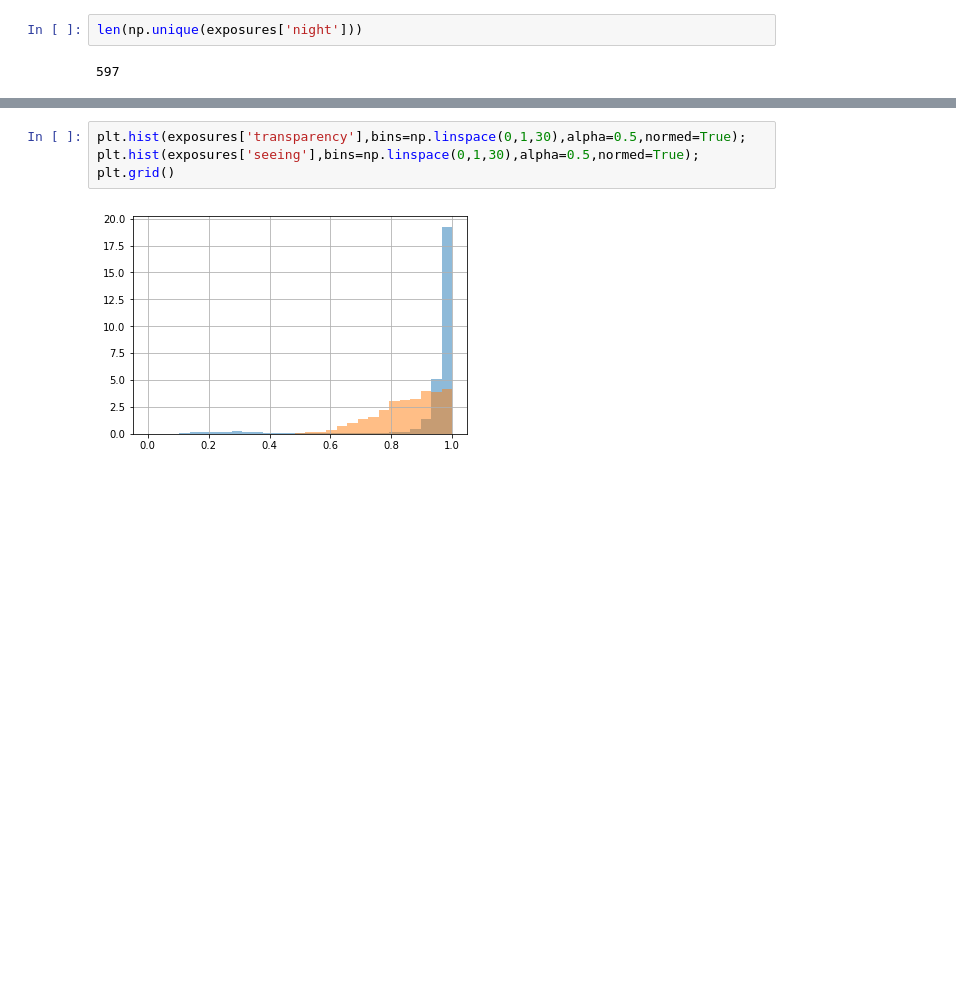
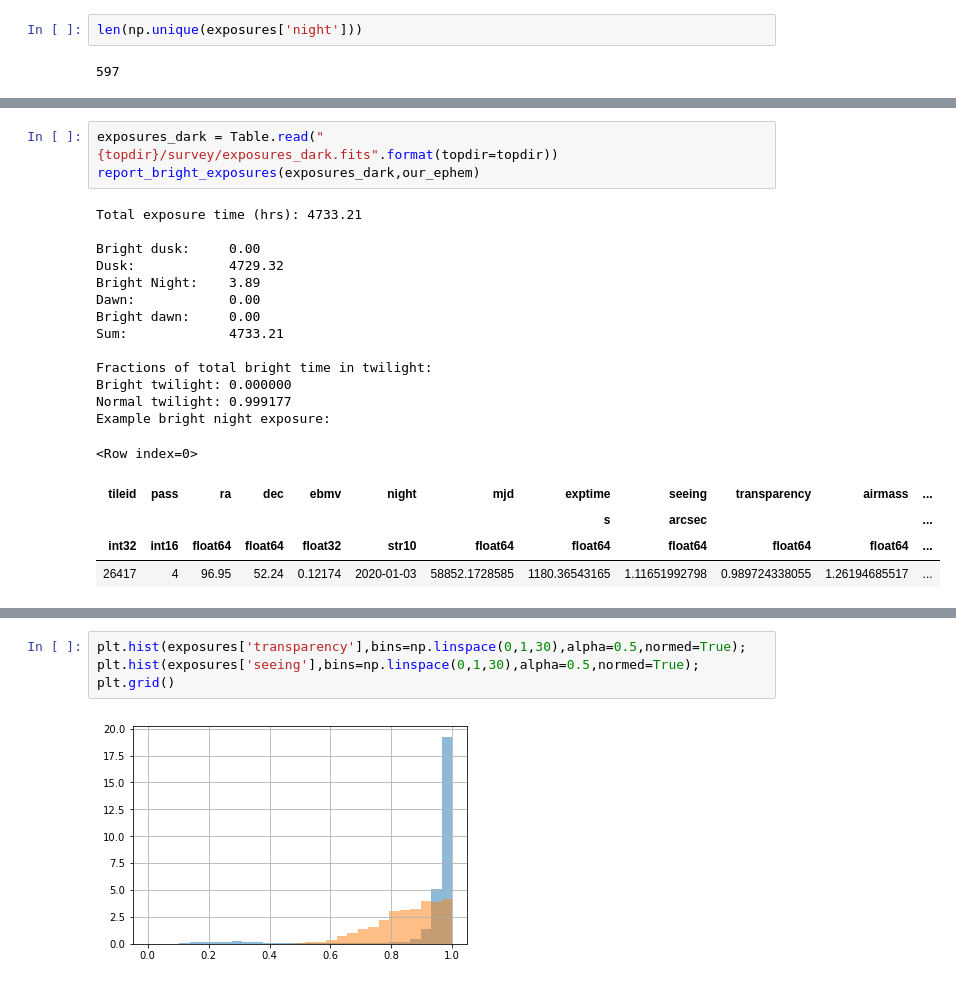
Before and after one commit to apcooper/desinb, a Jupyter notebook: quicksurvey2017b.ipynb, the cells around one changed output, grey strips where cells are left out. Saved outputs shown, nothing was run; the diff lists cells and outputs as text; blank space fills up the shorter version.

```diff
--- a/quicksurvey2017b.ipynb
+++ b/quicksurvey2017b.ipynb
@@ -211,0 +217,22 @@ Normal twilight: 0.317982
+# %%
+exposures_dark = Table.read("{topdir}/survey/exposures_dark.fits".format(topdir=topdir))
+report_bright_exposures(exposures_dark,our_ephem)
+# %% [output]
+Total exposure time (hrs): 4733.21
+
+Bright dusk:     0.00
+Dusk:            4729.32
+Bright Night:    3.89
+Dawn:            0.00
+Bright dawn:     0.00
+Sum:             4733.21
+
+Fractions of total bright time in twilight:
+Bright twilight: 0.000000
+Normal twilight: 0.999177
+Example bright night exposure:
+<Row index=0>
+| tileid | pass | ra | dec | ebmv | night | mjd | exptime | seeing | transparency | airmass | ... |
+|  |  |  |  |  |  |  | s | arcsec |  |  | ... |
+| int32 | int16 | float64 | float64 | float32 | str10 | float64 | float64 | float64 | float64 | float64 | ... |
+| 26417 | 4 | 96.95 | 52.24 | 0.12174 | 2020-01-03 | 58852.1728585 | 1180.36543165 | 1.11651992798 | 0.989724338055 | 1.26194685517 | ... |
```
Also changed, not shown: parts of 20 cells of this notebook, 1 other file.
